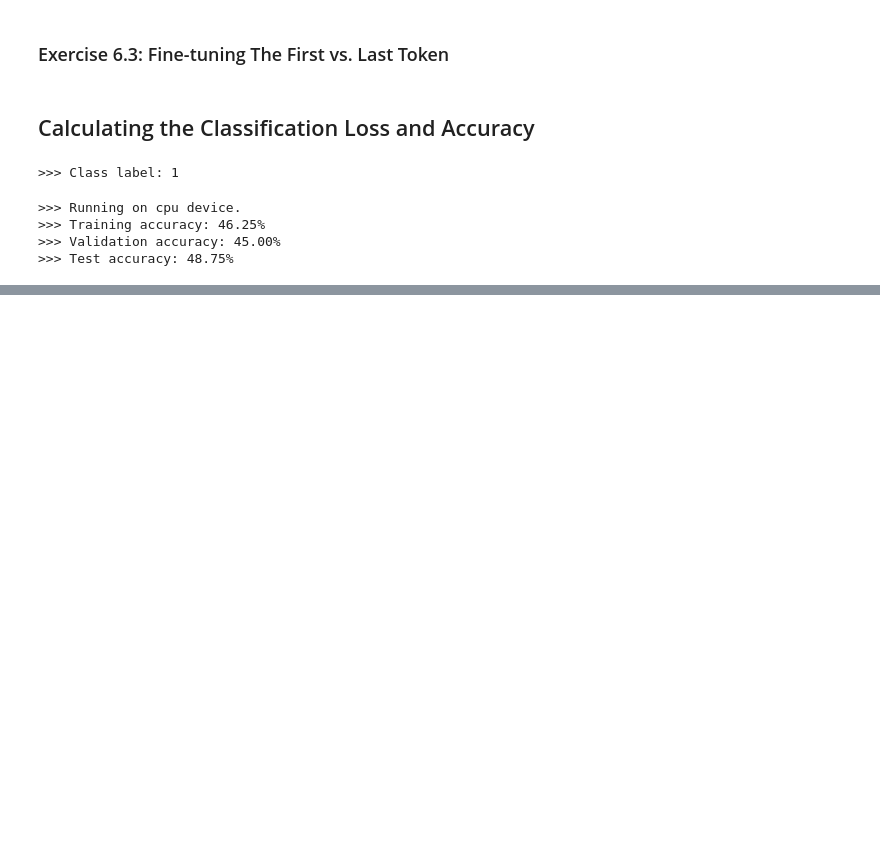
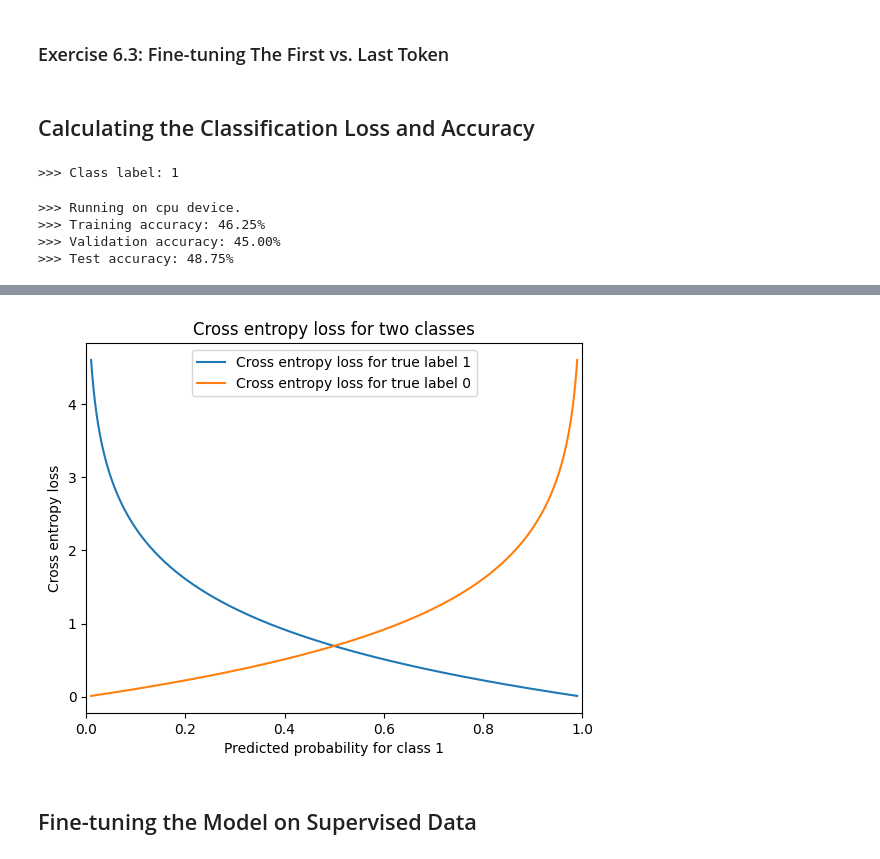
Before and after one commit to SandroAlex/llms-build-and-deploy, a Jupyter notebook: notebooks/build_large_language_models_from_scratch/06_fine_tuning_for_classification.ipynb, the cells around one changed output, grey strips where cells are left out. Saved outputs shown, nothing was run; the diff lists cells and outputs as text; code cells hidden in the pictures; blank space fills up the shorter version.

```diff
--- a/notebooks/build_large_language_models_from_scratch/06_fine_tuning_for_classification.ipynb
+++ b/notebooks/build_large_language_models_from_scratch/06_fine_tuning_for_classification.ipynb
@@ -485,0 +506,18 @@ print(f">>> Test accuracy: {test_accuracy*100:.2f}%")
+# %%
+# Cross entropy for two classes.
+pp = np.linspace(0.01, 0.99, 1000)
+pn = 1 - pp
+ps = np.stack([pp, pn], axis=1)
+cross_entropy_loss1 = (-1) * (1 * np.log(pp) + (1 - 1) * np.log(1 - pp))
+cross_entropy_loss0 = (-1) * (0 * np.log(pp) + (1 - 0) * np.log(1 - pp))
+plt.plot(pp, cross_entropy_loss1, label=f"Cross entropy loss for true label {1}")
+plt.plot(pp, cross_entropy_loss0, label=f"Cross entropy loss for true label {0}")
+plt.xlabel("Predicted probability for class 1")
+plt.ylabel("Cross entropy loss")
+plt.title("Cross entropy loss for two classes")
+plt.xlim(0, 1)
+plt.legend();
+# %% [output]
+[figure, added]
+# %% [markdown]
+## Fine-tuning the Model on Supervised Data
```
Also changed, not shown: parts of 16 cells of this notebook, 3 other files.
